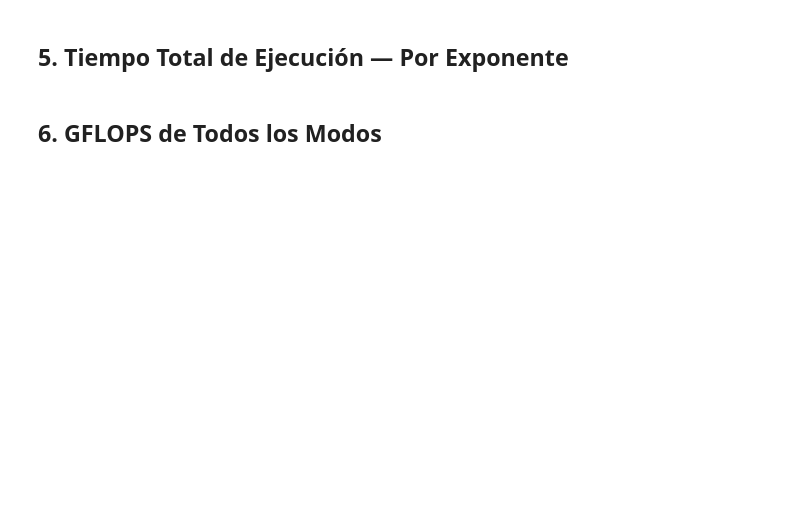
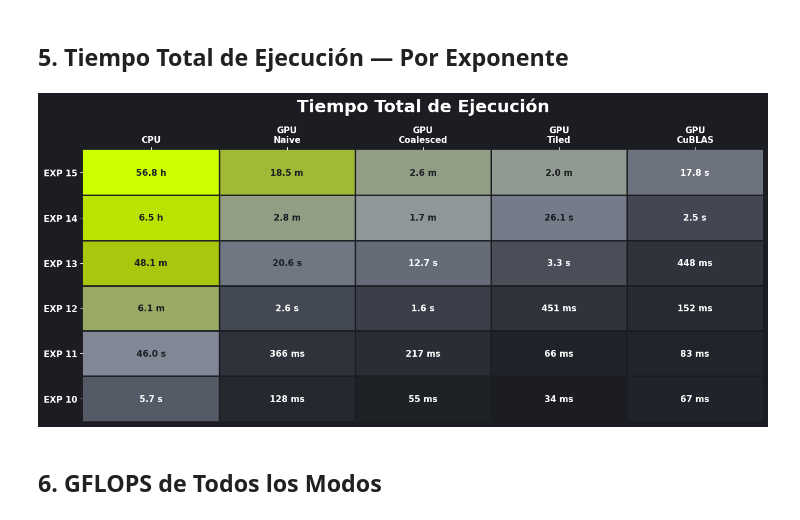
Before and after one commit to jcastanoch/Efficient-Krylov-Sequence-Computation-in-GPU, a Jupyter notebook: results/bechmark_analysis.ipynb, the cells around one changed output. Saved outputs shown, nothing was run; the diff lists cells and outputs as text; code cells hidden in the pictures; blank space fills up the shorter version.

```diff
--- a/results/bechmark_analysis.ipynb
+++ b/results/bechmark_analysis.ipynb
@@ -119,7 +181,7 @@ generar_grafico_comparativo('cpu',          'gpu_cublas',    'CPU',        'GPU
 # %%
 modos           = ['cpu', 'gpu_naive', 'gpu_coalesced', 'gpu_tiled', 'gpu_cublas']
 etiquetas_modos = ['CPU', 'GPU\nNaive', 'GPU\nCoalesced', 'GPU\nTiled', 'GPU\nCuBLAS']
-tamanos         = ['10', '11', '12', '13', '14']
+tamanos         = ['10', '11', '12', '13', '14','15']
 
 def formatear_tiempo(ms):
     if ms <= 0:   return "0 ms"
@@ -155,33 +217,35 @@ for row, tam in enumerate(tamanos):
         luminancia = 0.299*color_bg[0] + 0.587*color_bg[1] + 0.114*color_bg[2]
         color_txt  = BG if luminancia > 0.45 else FG
 
         ax.text(col + 0.5, row + 0.5, formatear_tiempo(val),
                 ha='center', va='center', fontsize=11,
                 fontweight='bold', color=color_txt, zorder=2)
 
 for i in range(1, len(modos)):
     ax.axvline(i, color=BG, linewidth=2, zorder=3)
 for i in range(1, len(tamanos)):
     ax.axhline(i, color=BG, linewidth=2, zorder=3)
 
 ax.set_xlim(0, len(modos))
 ax.set_ylim(0, len(tamanos))
 
 ax.set_xticks([c + 0.5 for c in range(len(modos))])
 ax.set_xticklabels(etiquetas_modos, fontsize=11, fontweight='bold', color=FG)
 ax.xaxis.set_ticks_position('top')
 ax.xaxis.set_label_position('top')
 
 ax.set_yticks([r + 0.5 for r in range(len(tamanos))])
 ax.set_yticklabels([f"EXP {t}" for t in tamanos], fontsize=11, fontweight='bold', color=FG)
 
 for spine in ax.spines.values():
     spine.set_visible(False)
 
 ax.set_title("Tiempo Total de Ejecución", fontsize=22, fontweight='bold', pad=48, color=FG)
 
 plt.tight_layout()
 plt.show()
+# %% [output]
+[figure, added]
 # %% [markdown]
 ## 6. GFLOPS de Todos los Modos
 # %%
```
Also changed, not shown: parts of 10 cells of this notebook, 10 other files.
